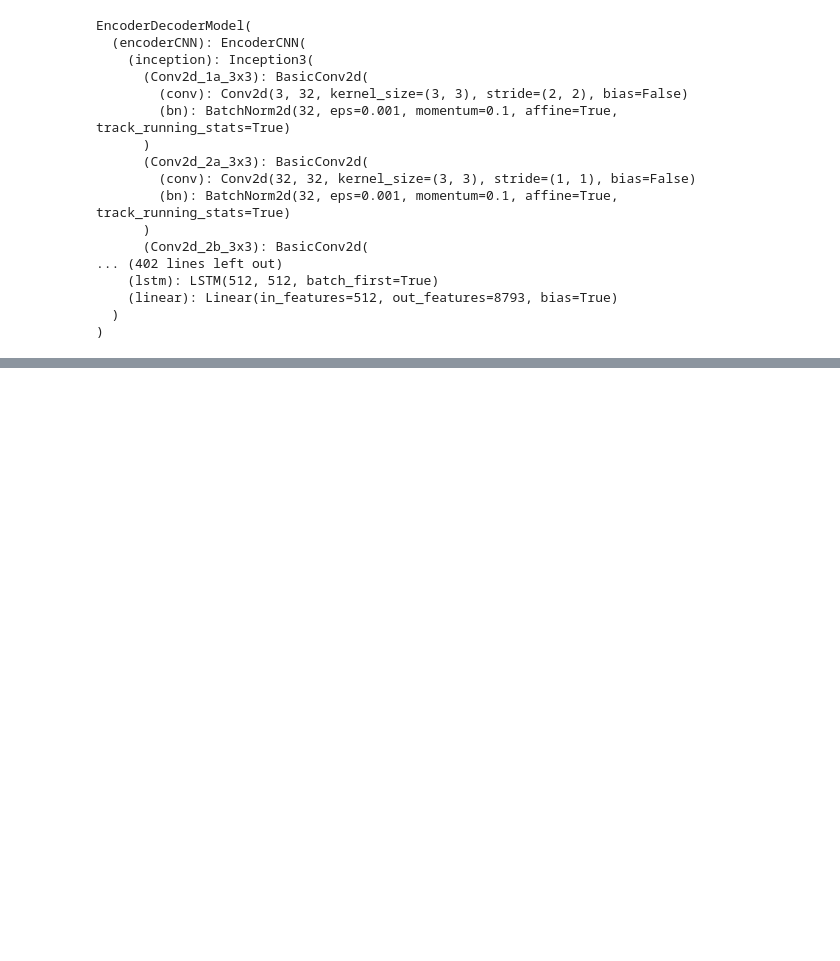
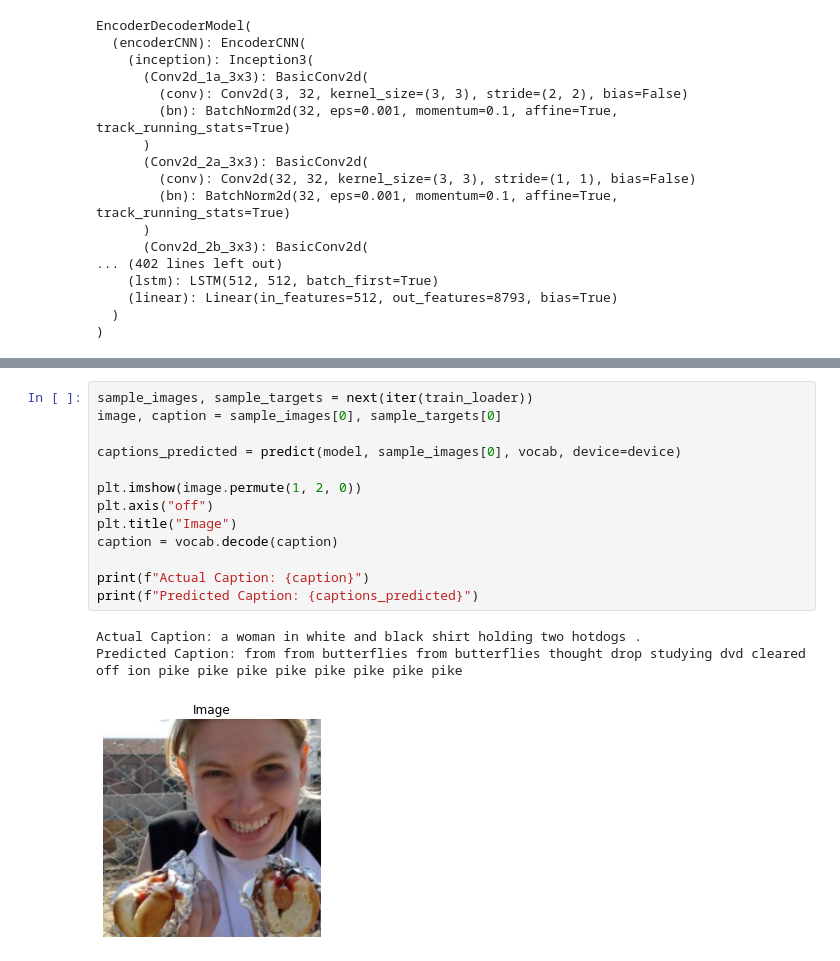
Before and after one commit to relaxxpls/image-captioning, a Jupyter notebook: solve.ipynb, the cells around one changed output, grey strips where cells are left out. Drawn from its saved outputs; the diff is of its cells as text; blank space fills up the shorter version.

```diff
--- a/solve.ipynb
+++ b/solve.ipynb
@@ -201,0 +188,17 @@ Epoch 1/100     | Batch 2200/32 (17.0%) | Loss: 5.887799
+# %%
+sample_images, sample_targets = next(iter(train_loader))
+image, caption = sample_images[0], sample_targets[0]
+
+captions_predicted = predict(model, sample_images[0], vocab, device=device)
+
+plt.imshow(image.permute(1, 2, 0))
+plt.axis("off")
+plt.title("Image")
+caption = vocab.decode(caption)
+
+print(f"Actual Caption: {caption}")
+print(f"Predicted Caption: {captions_predicted}")
+# %% [output]
+Actual Caption: a woman in white and black shirt holding two hotdogs .
+Predicted Caption: from from butterflies from butterflies thought drop studying dvd cleared off ion pike pike pike pike pike pike pike pike
+[figure, added]
```
Also changed, not shown: parts of 3 cells of this notebook, 2 other files.
